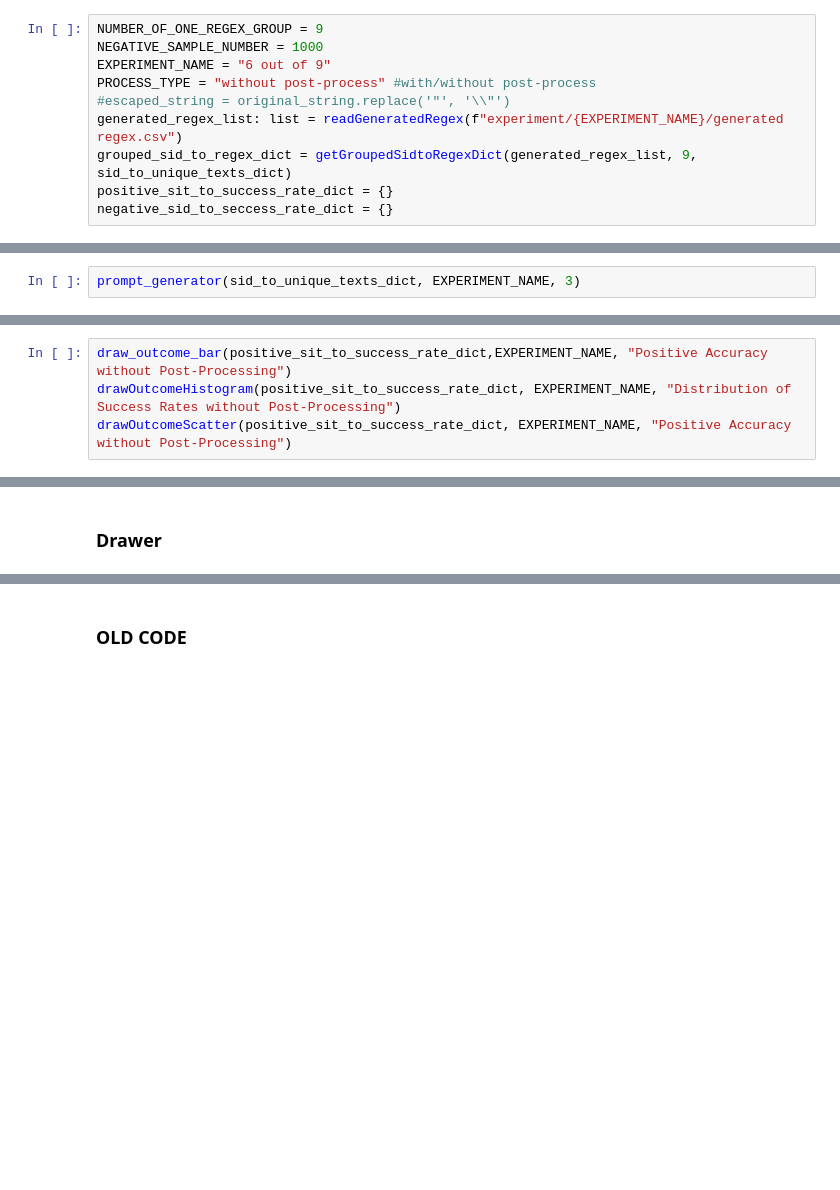
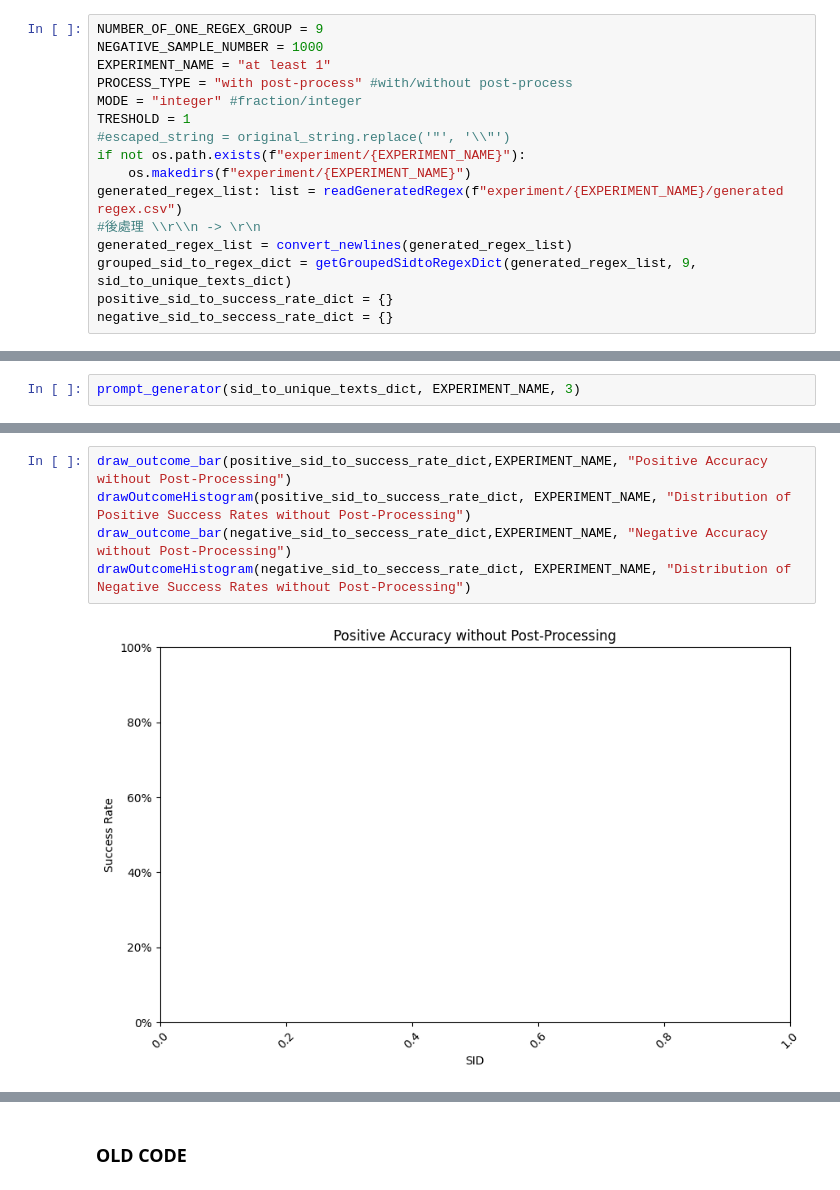
Before and after one commit to q33566/Automatic-Network-Intrusion-Rule-Generation, a Jupyter notebook: prompt.ipynb, the cells around one changed output, grey strips where cells are left out. Drawn from its saved outputs; the diff is of its cells as text; blank space fills up the shorter version.

```diff
--- a/prompt.ipynb
+++ b/prompt.ipynb
@@ -468,10 +486,16 @@ with open('test.txt', 'w') as file:
 # %%
 NUMBER_OF_ONE_REGEX_GROUP = 9
 NEGATIVE_SAMPLE_NUMBER = 1000
-EXPERIMENT_NAME = "6 out of 9"
-PROCESS_TYPE = "without post-process" #with/without post-process
+EXPERIMENT_NAME = "at least 1"
+PROCESS_TYPE = "with post-process" #with/without post-process
+MODE = "integer" #fraction/integer
+TRESHOLD = 1
 #escaped_string = original_string.replace('"', '\\"')
+if not os.path.exists(f"experiment/{EXPERIMENT_NAME}"):
+    os.makedirs(f"experiment/{EXPERIMENT_NAME}")
 generated_regex_list: list = readGeneratedRegex(f"experiment/{EXPERIMENT_NAME}/generated regex.csv")
+#後處理 \\r\\n -> \r\n
+generated_regex_list = convert_newlines(generated_regex_list)
 grouped_sid_to_regex_dict = getGroupedSidtoRegexDict(generated_regex_list, 9, sid_to_unique_texts_dict)
-positive_sit_to_success_rate_dict = {}
+positive_sid_to_success_rate_dict = {}
 negative_sid_to_seccess_rate_dict = {}
@@ -494,4 +545,7 @@ for sid, regex_list in grouped_sid_to_regex_dict.items():
 # %%
-draw_outcome_bar(positive_sit_to_success_rate_dict,EXPERIMENT_NAME, "Positive Accuracy without Post-Processing")
-drawOutcomeHistogram(positive_sit_to_success_rate_dict, EXPERIMENT_NAME, "Distribution of Success Rates without Post-Processing")
-drawOutcomeScatter(positive_sit_to_success_rate_dict, EXPERIMENT_NAME, "Positive Accuracy without Post-Processing")
+draw_outcome_bar(positive_sid_to_success_rate_dict,EXPERIMENT_NAME, "Positive Accuracy without Post-Processing")
+drawOutcomeHistogram(positive_sid_to_success_rate_dict, EXPERIMENT_NAME, "Distribution of Positive Success Rates without Post-Processing")
+draw_outcome_bar(negative_sid_to_seccess_rate_dict,EXPERIMENT_NAME, "Negative Accuracy without Post-Processing")
+drawOutcomeHistogram(negative_sid_to_seccess_rate_dict, EXPERIMENT_NAME, "Distribution of Negative Success Rates without Post-Processing")
+# %% [output]
+[figure, added]
@@ -498,2 +554,0 @@ drawOutcomeScatter(positive_sit_to_success_rate_dict, EXPERIMENT_NAME, "Positive
-# %% [markdown]
-### Drawer
```
Also changed, not shown: parts of 20 cells of this notebook, 8 other files.
